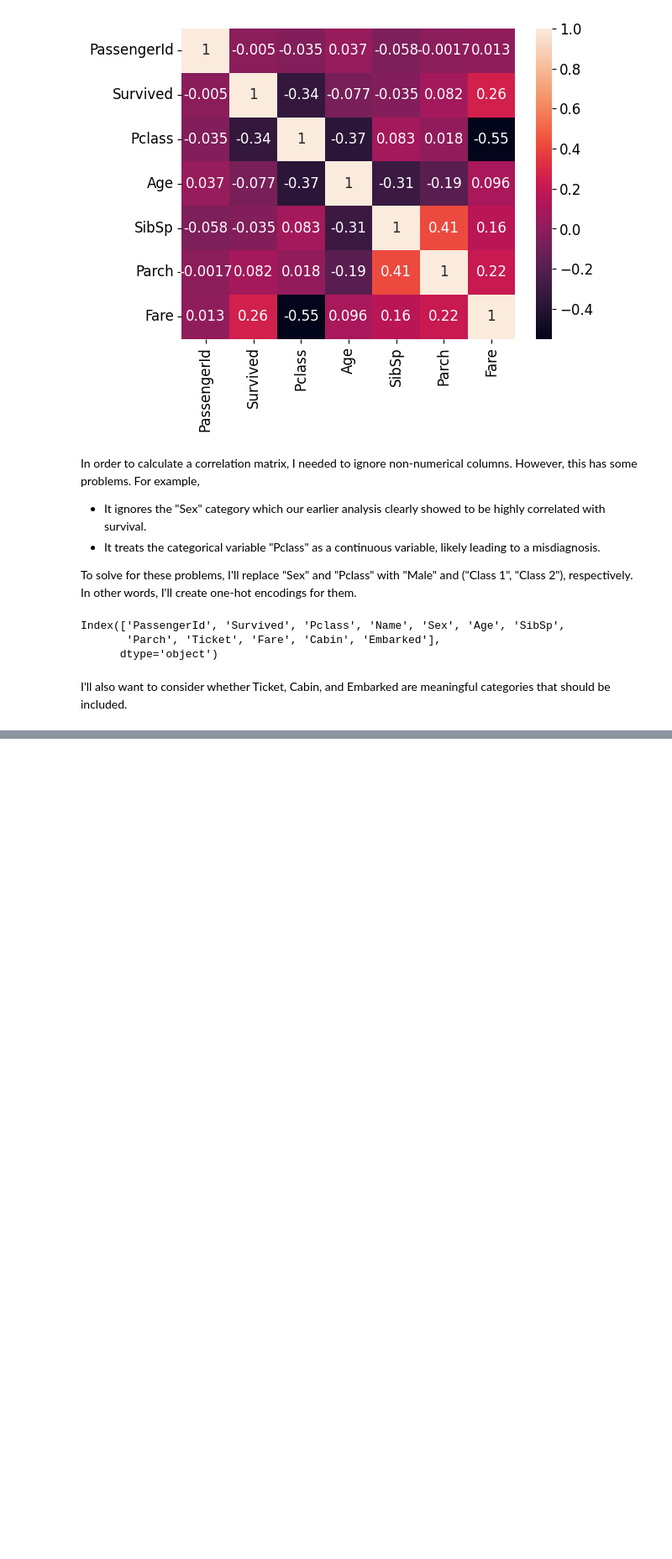
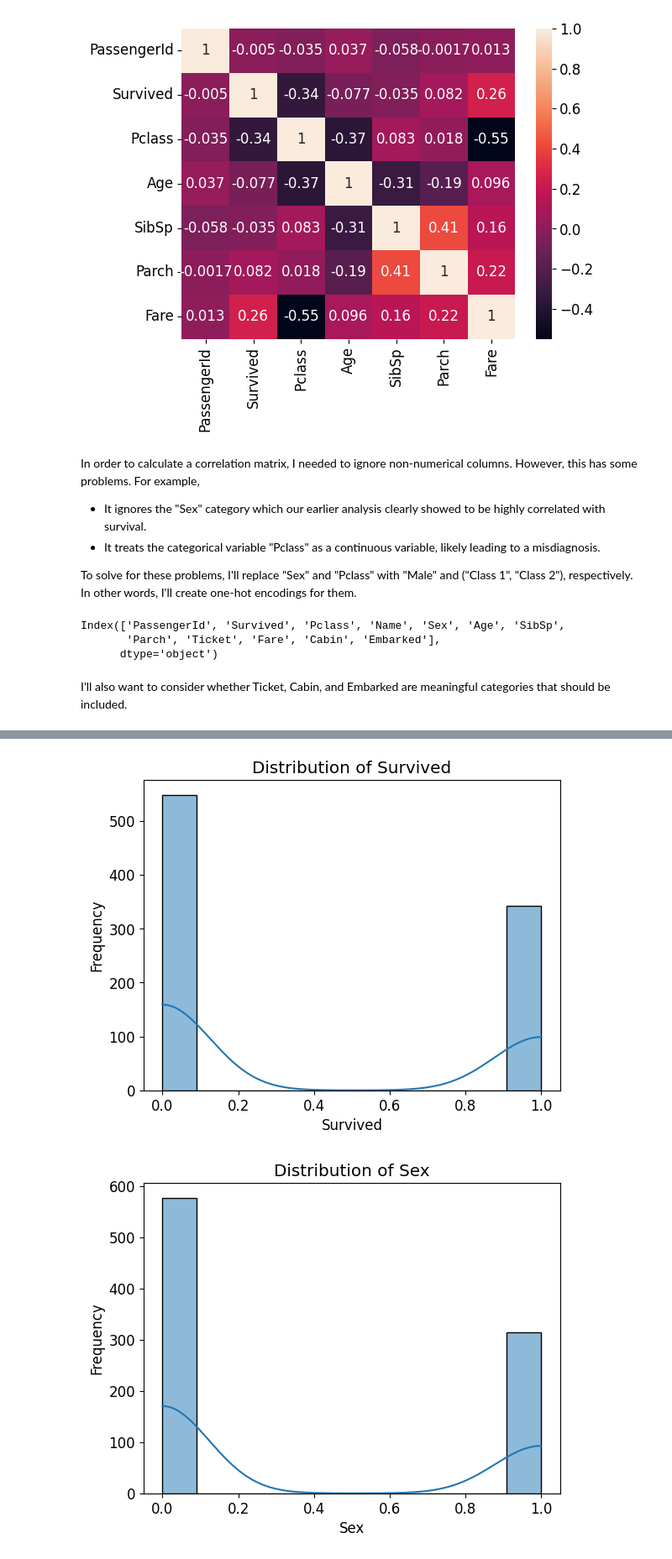
Before and after one commit to johnshaughnessy/digits, a Jupyter notebook: read_table.ipynb, the cells around one changed output, grey strips where cells are left out. Shown at 84% size. Cells and saved outputs as stored; diff of their text form; code cells hidden in the pictures; blank space fills up the shorter version.

Commit message:
Cleanup titanic dataset before training

```diff
--- a/read_table.ipynb
+++ b/read_table.ipynb
@@ -196,0 +205,37 @@ I'll also want to consider whether Ticket, Cabin, and Embarked are meaningful ca
+# %%
+train_data = pd.read_csv(path/'train.csv', low_memory=False)
+test_data = pd.read_csv(path/'test.csv', low_memory=False)
+
+# Reencode sex
+train_data["Sex"] = train_data["Sex"].replace({ "male" : 0, "female" : 1 })
+test_data["Sex"] = test_data["Sex"].replace({ "male" : 0, "female" : 1 })
+
+# Pclass is categorical, not continuous. So use one-hot encoding.
+train_data = pd.get_dummies(train_data, columns=['Pclass'], prefix='Pclass')
+test_data = pd.get_dummies(test_data, columns=['Pclass'], prefix='Pclass')
+
+# Perhaps # siblings and # of parents/children can be simplified
+train_data["Family_Size"] = train_data["Parch"] + train_data["SibSp"] + 1
+test_data["Family_Size"] = test_data["Parch"] + test_data["SibSp"] + 1
+train_data = train_data.drop(columns=["Parch", "SibSp"])
+test_data = test_data.drop(columns=["Parch", "SibSp"])
+
+# I'm guessing that these columns will be unhelpful, and a simpler model will perform better
+unhelpful_columns = ["PassengerId", "Name", "Embarked", "Cabin", "Ticket"]
+train_data = train_data.drop(columns=unhelpful_columns)
+test_data = test_data.drop(columns=unhelpful_columns)
+
+# Try simple fix for NaNs (median). Later, we'll try getting better guesses for missing Age values.
+train_data['Age_imputed'] = 0
+test_data['Age_imputed'] = 0
+train_data['Age_imputed'].loc[train_data['Age'].isna()] = 1
+
+test_data['Age_imputed'].loc[test_data['Age'].isna()] = 1
+
+# Set the flag for imputed Age values
+train_data.loc[train_data['Age'].isna(), 'Age_imputed'] = 1
+test_data.loc[test_data['Age'].isna(), 'Age_imputed'] = 1
+
+# Now proceed with your imputation
+train_data['Age'].fillna(train_data['Age'].mean(), inplace=True)
+test_data['Age'].fillna(test_data['Age'].mean(), inplace=True)
@@ -196,0 +273,6 @@ I'll also want to consider whether Ticket, Cabin, and Embarked are meaningful ca
+# %%
+for col in train_data.columns:
+    plot_simple(train_data, col)
+# %% [output]
+[figure, added]
+[figure, added]
```
Also changed, not shown: parts of 11 cells of this notebook.
